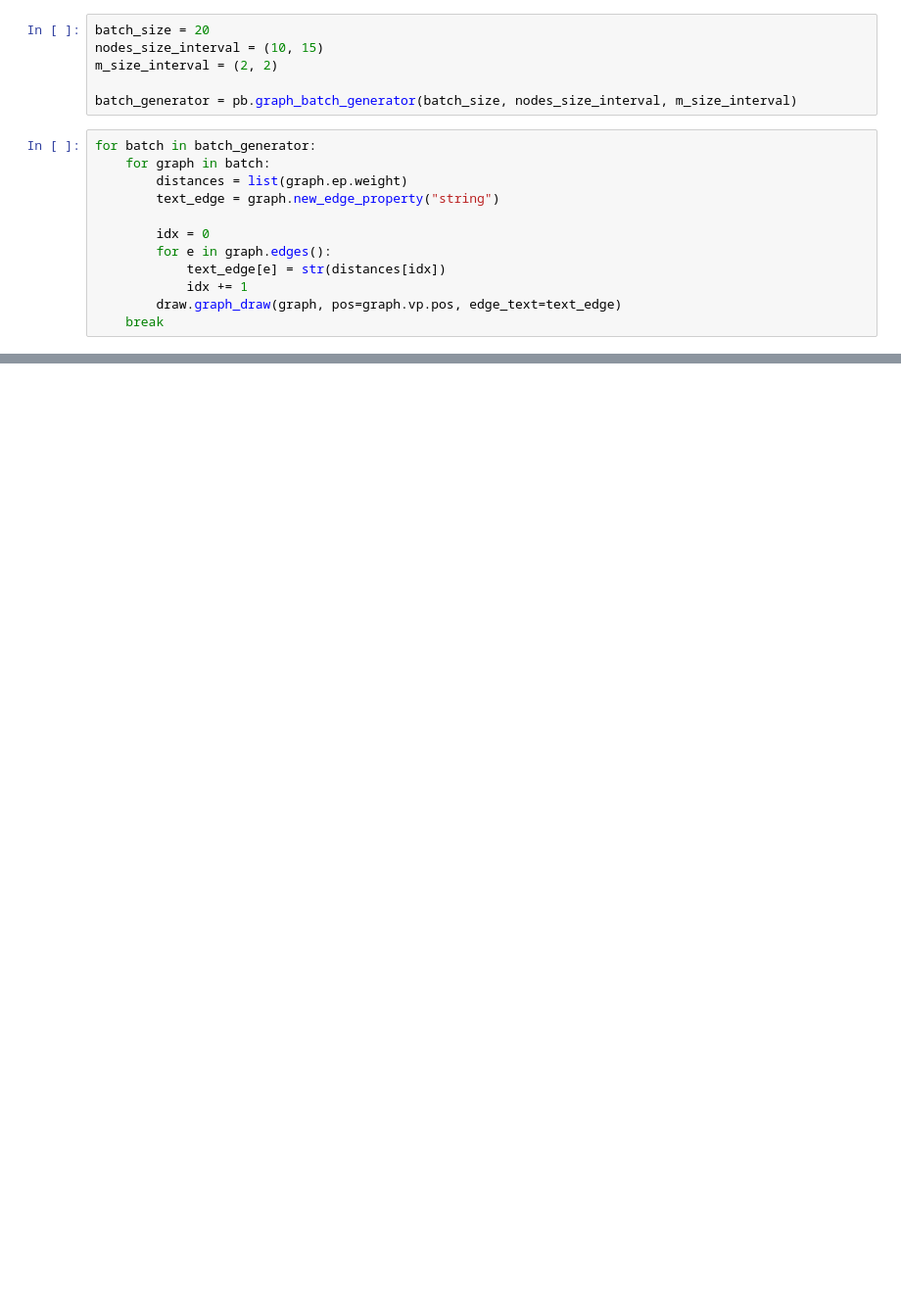
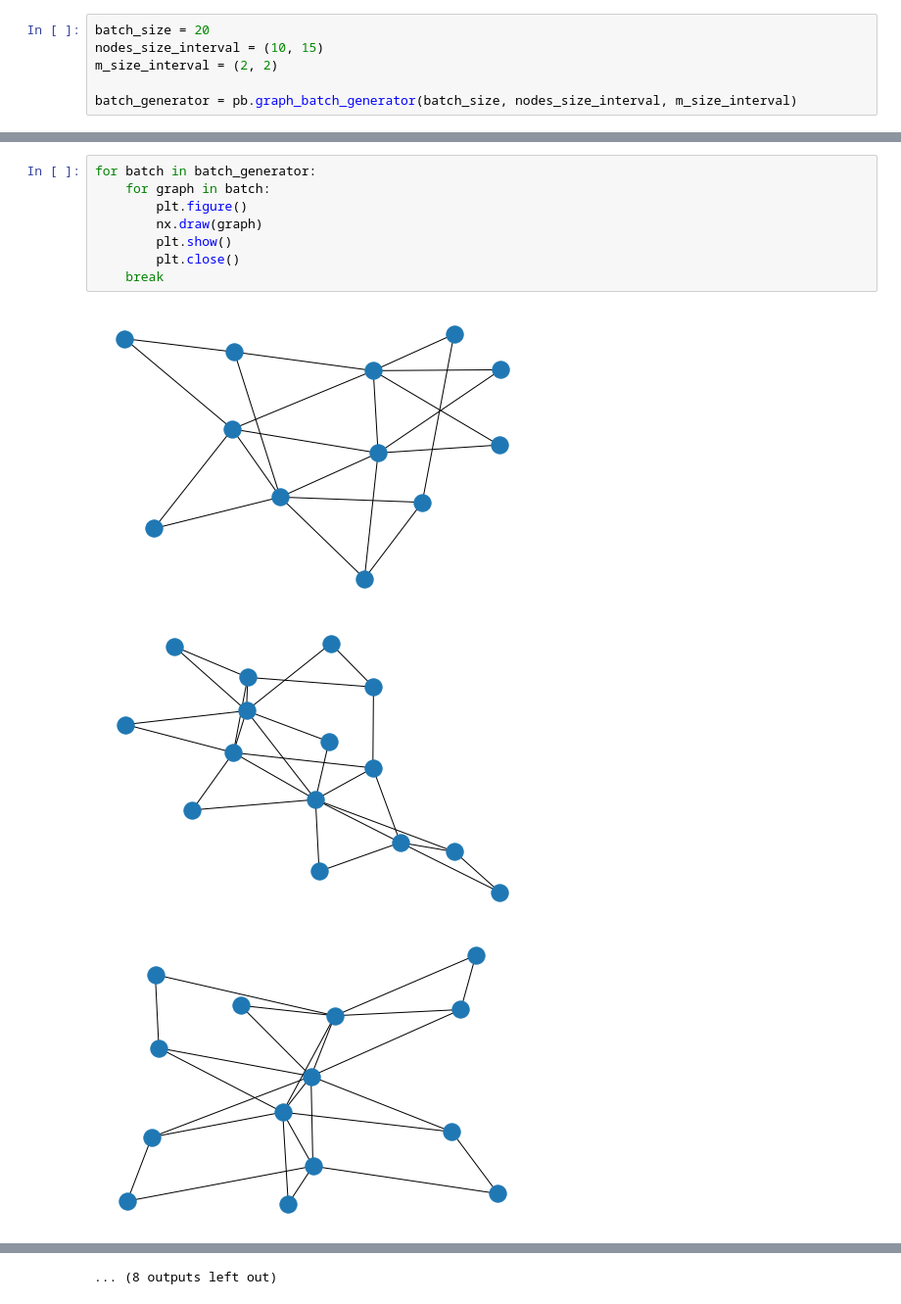
Before and after one commit to caiodadauto/pybrite, a Jupyter notebook: Usage.ipynb, the cells around one changed output, grey strips where cells are left out. Shown at 98% size. Saved outputs shown, nothing was run; the diff lists cells and outputs as text; blank space fills up the shorter version.

```diff
--- a/Usage.ipynb
+++ b/Usage.ipynb
@@ -9,15 +11,3 @@ nodes_size_interval = (10, 15)
 m_size_interval = (2, 2)
 
 batch_generator = pb.graph_batch_generator(batch_size, nodes_size_interval, m_size_interval)
-# %%
-for batch in batch_generator:
-    for graph in batch:
-        distances = list(graph.ep.weight)
-        text_edge = graph.new_edge_property("string")
-
-        idx = 0
-        for e in graph.edges():
-            text_edge[e] = str(distances[idx])
-            idx += 1
-        draw.graph_draw(graph, pos=graph.vp.pos, edge_text=text_edge)
-    break
@@ -37,0 +14,12 @@ for batch in batch_generator:
+# %%
+for batch in batch_generator:
+    for graph in batch:
+        plt.figure()
+        nx.draw(graph)
+        plt.show()
+        plt.close()
+    break
+# %% [output]
+[figure, added]
+[figure, added]
+[figure, added]
@@ -37,0 +35 @@ for batch in batch_generator:
+... (8 outputs left out)
```
Also changed, not shown: parts of 4 cells of this notebook, 2 other files.
